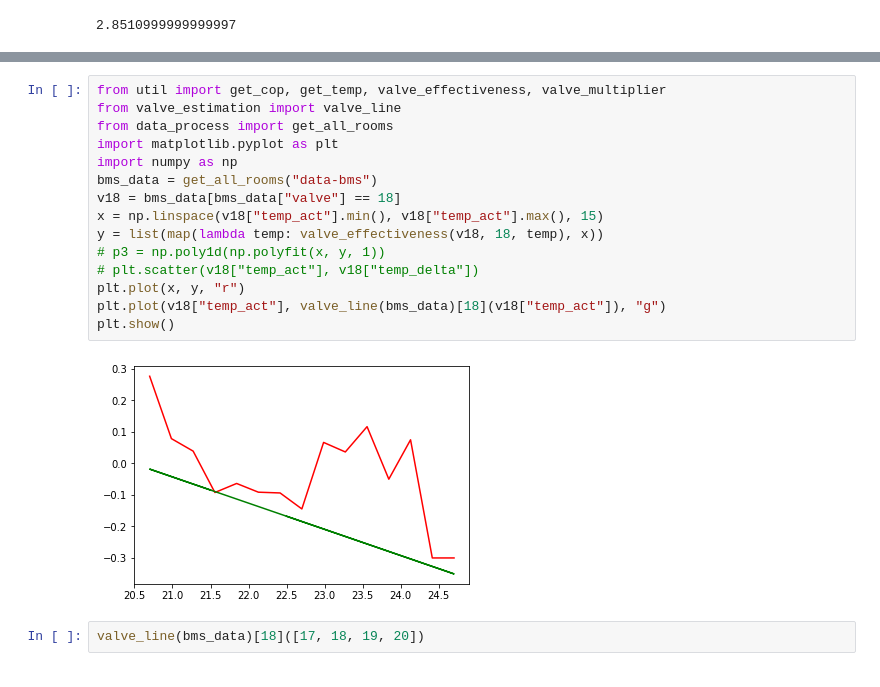
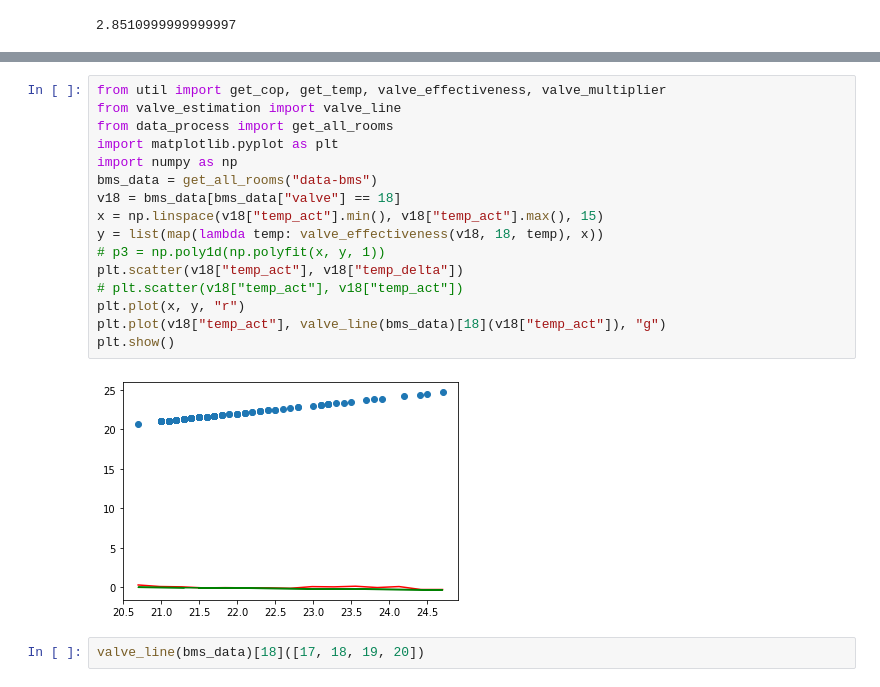
Before and after one commit to pastukh77/diploma_heating_rl, a Jupyter notebook: data_exploration.ipynb, the cells around one changed output, grey strips where cells are left out. Drawn from its saved outputs; the diff is of its cells as text.

```diff
--- a/data_exploration.ipynb
+++ b/data_exploration.ipynb
@@ -139,20 +96,21 @@ valve_effectiveness(df, 20, 18.8)
 # %%
 from util import get_cop, get_temp, valve_effectiveness, valve_multiplier
 from valve_estimation import valve_line
 from data_process import get_all_rooms
 import matplotlib.pyplot as plt
 import numpy as np
 bms_data = get_all_rooms("data-bms")
 v18 = bms_data[bms_data["valve"] == 18]
 x = np.linspace(v18["temp_act"].min(), v18["temp_act"].max(), 15)
 y = list(map(lambda temp: valve_effectiveness(v18, 18, temp), x))
 # p3 = np.poly1d(np.polyfit(x, y, 1))
-# plt.scatter(v18["temp_act"], v18["temp_delta"])
+plt.scatter(v18["temp_act"], v18["temp_delta"])
+# plt.scatter(v18["temp_act"], v18["temp_act"])
 plt.plot(x, y, "r")
 plt.plot(v18["temp_act"], valve_line(bms_data)[18](v18["temp_act"]), "g")
 plt.show()
 # %% [output]
-[figure, old version]
+[figure, new version]
 # %%
 valve_line(bms_data)[18]([17, 18, 19, 20])
 # %% [output]
```
Also changed, not shown: parts of 12 cells of this notebook, 11 other files.
